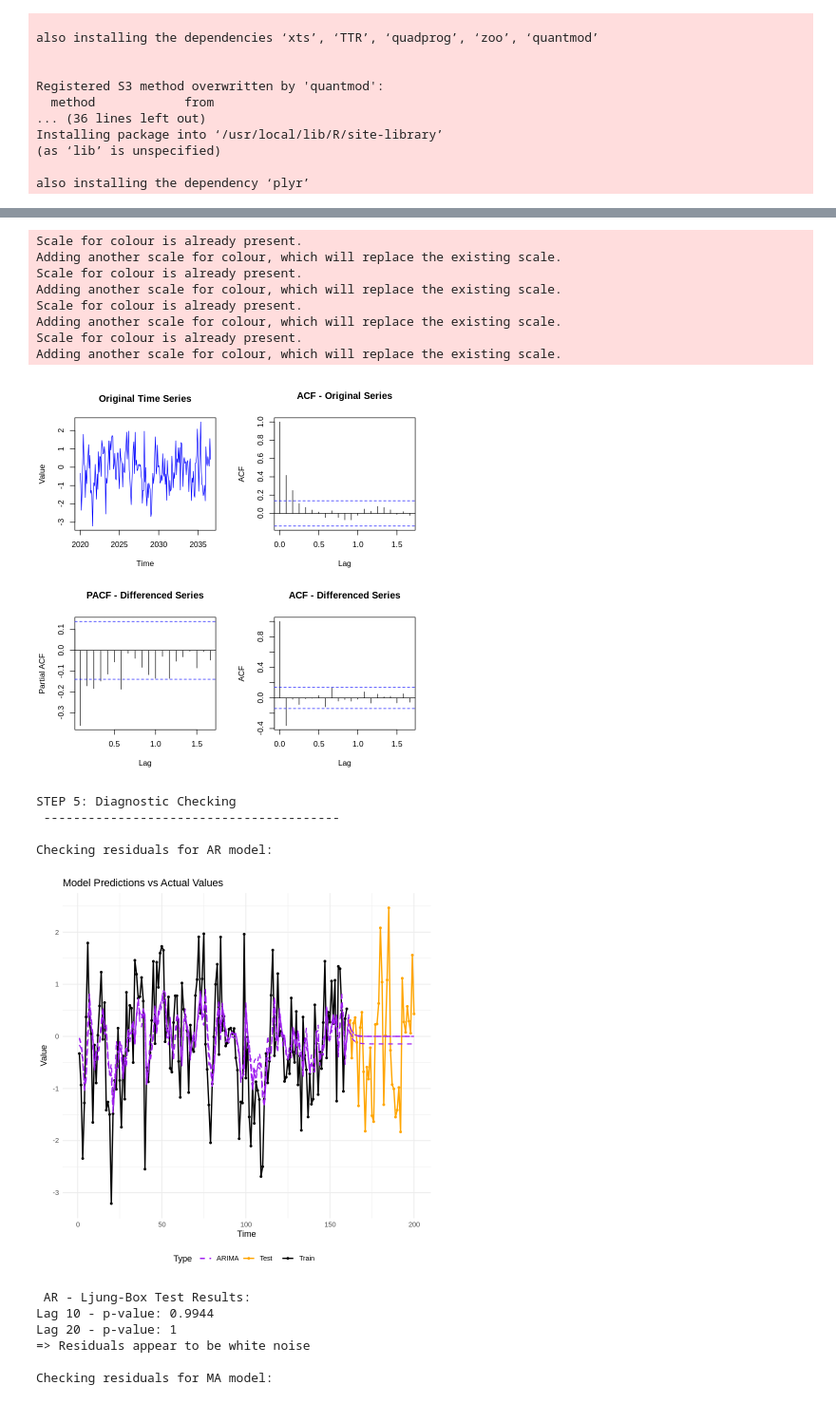
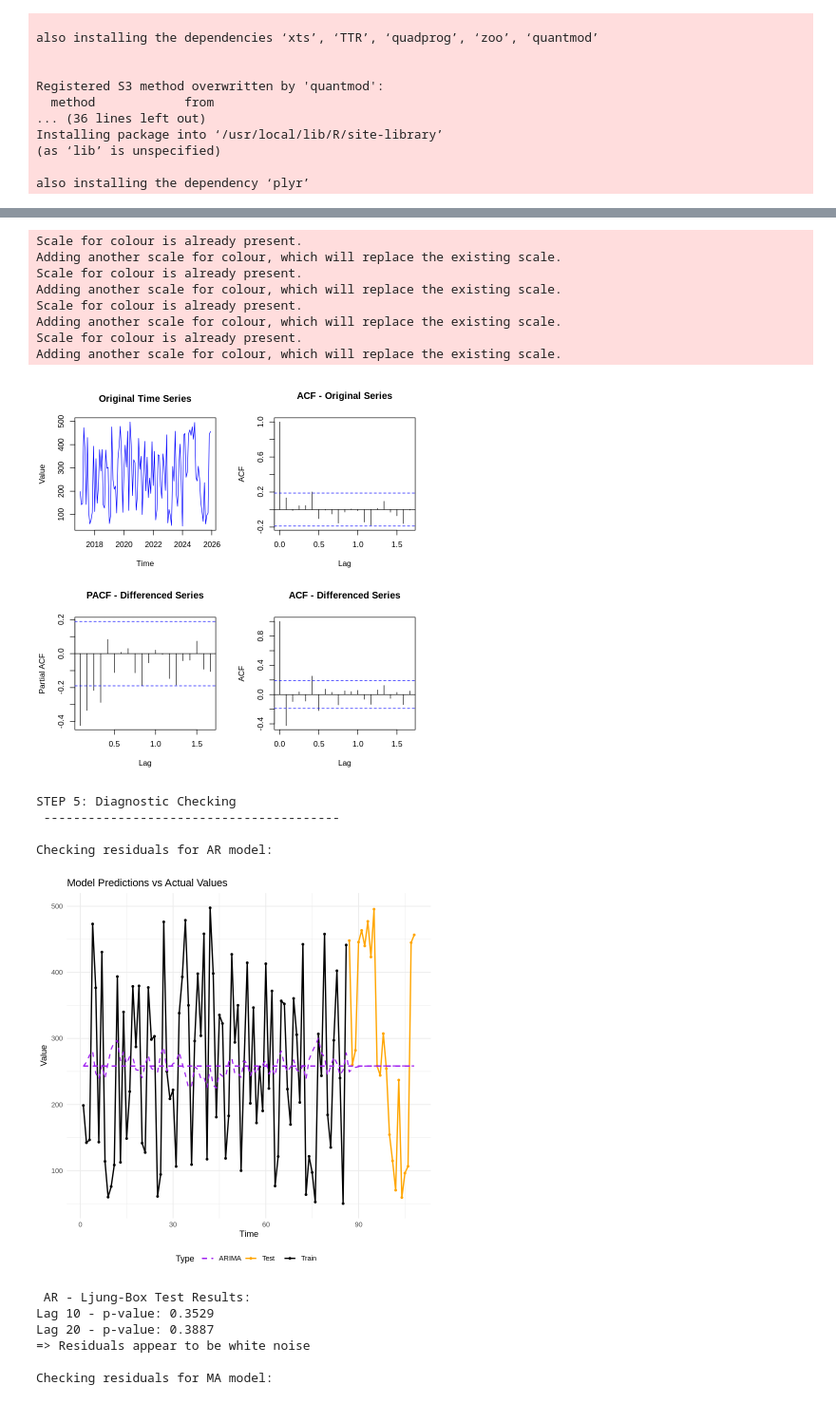
Before and after one commit to Agwora/Agwora, a Jupyter notebook: TimeseriesModels_classwork(R).ipynb, the cells around one changed output, grey strips where cells are left out. Shown at 95% size. Drawn from its saved outputs; the diff is of its cells as text; code cells hidden in the pictures.

```diff
--- a/TimeseriesModels_classwork(R).ipynb
+++ b/TimeseriesModels_classwork(R).ipynb
@@ -46,20 +46,16 @@ set.seed(42)
 # 1. DATA LOADING AND PREPARATION
 # ============================================================================
 
-load_and_prepare_data <- function(file_path = NULL) {
+load_and_prepare_data <- function(file_path = "//content//sample_data//projectdata.csv") {
   # Load time series data - either from file or generate sample data
   if (!is.null(file_path)) {
     # Load your data here (adjust based on your file format)
     data <- read.csv(file_path)
     # Assuming first column is date, second column is values
-    ts_data <- ts(data[,2], start = c(2020, 1), frequency = 12)
+    ts_data <- ts(data[,1], start = c(2017, 1), frequency = 12)
   } else {
-    # Generate sample ARIMA data for demonstration
-    n_points <- 200
-    # ARIMA(1,1,1) process simulation
-    ts_data <- arima.sim(model = list(ar = c(0.7), ma = c(-0.3)),
-                         n = n_points)
-    ts_data <- ts(ts_data, start = c(2020, 1), frequency = 12)
+
+   print("Some error occured")
   }
 
   return(ts_data)
@@ -513,20 +515,20 @@ AIC: 440.57  BIC: 449.79  RMSE: 1.0279
 Scale for colour is already present.
 Adding another scale for colour, which will replace the existing scale.
 Scale for colour is already present.
 Adding another scale for colour, which will replace the existing scale.
 Scale for colour is already present.
 Adding another scale for colour, which will replace the existing scale.
 Scale for colour is already present.
 Adding another scale for colour, which will replace the existing scale.
-[figure, old version]
+[figure, new version]
 STEP 5: Diagnostic Checking
  ----------------------------------------
 
 Checking residuals for AR model:
-[figure, old version]
+[figure, new version]
  AR - Ljung-Box Test Results:
-Lag 10 - p-value: 0.9944
-Lag 20 - p-value: 1
+Lag 10 - p-value: 0.3529
+Lag 20 - p-value: 0.3887
 => Residuals appear to be white noise
 
 Checking residuals for MA model:
```
Also changed, not shown: parts of 1 cell of this notebook.
